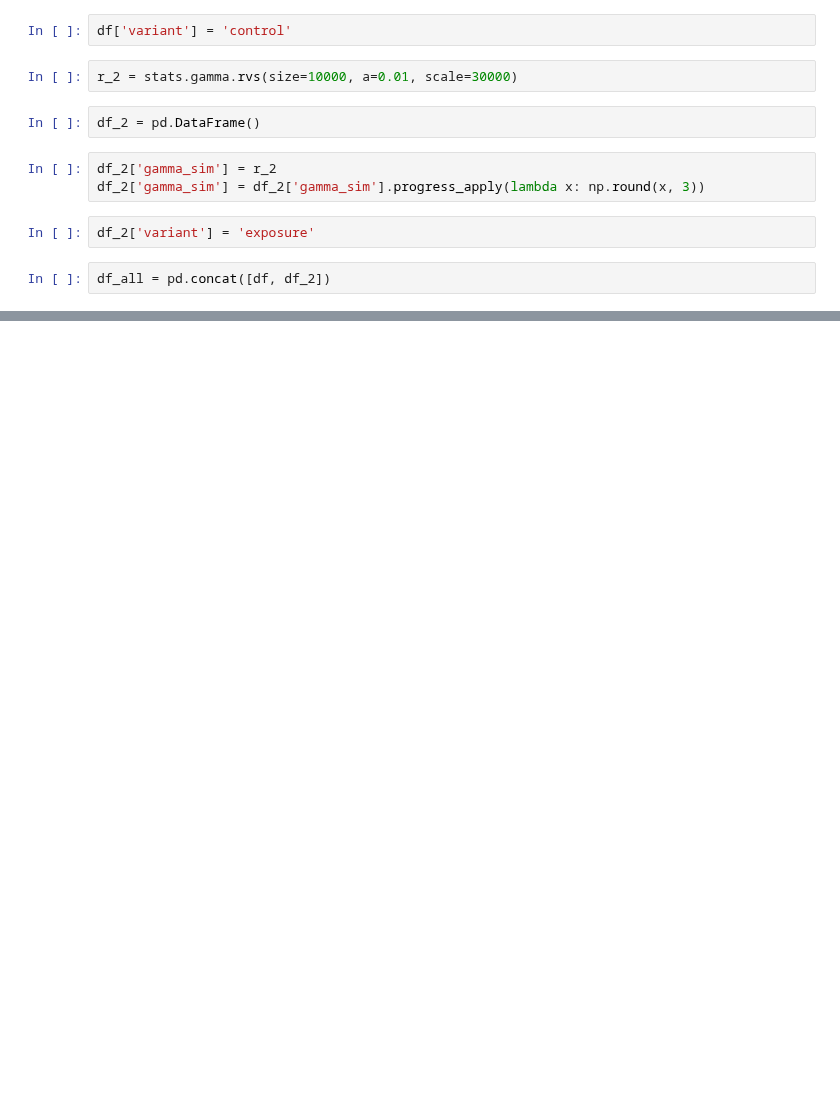
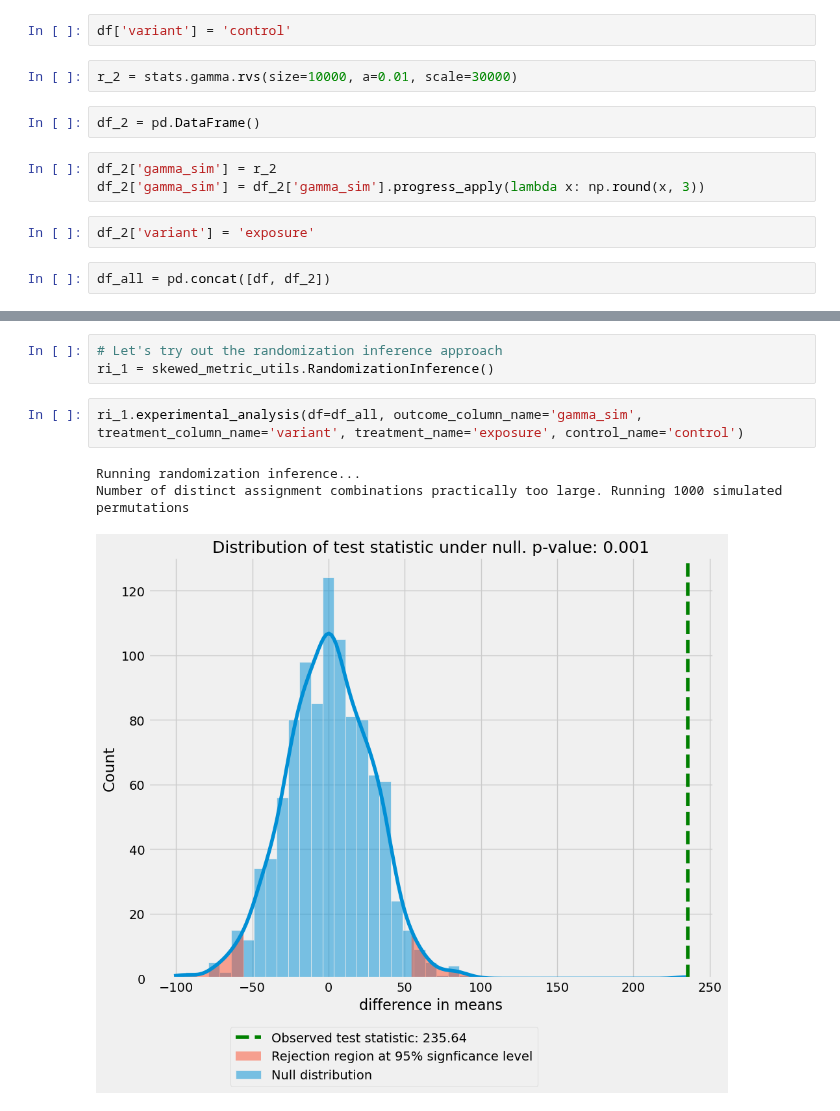
Before and after one commit to dokeeffe87/stats_utils, a Jupyter notebook: notebooks/scratch_work/dev_simulate_skewed_distribution.ipynb, the cells around one changed output, grey strips where cells are left out. Saved outputs shown, nothing was run; the diff lists cells and outputs as text; blank space fills up the shorter version.

```diff
--- a/notebooks/scratch_work/dev_simulate_skewed_distribution.ipynb
+++ b/notebooks/scratch_work/dev_simulate_skewed_distribution.ipynb
@@ -127,0 +200,9 @@ sns.boxplot(data=df_all, x='gamma_sim', hue='variant', height=6, aspect=1.2)
+# %%
+# Let's try out the randomization inference approach
+ri_1 = skewed_metric_utils.RandomizationInference()
+# %%
+ri_1.experimental_analysis(df=df_all, outcome_column_name='gamma_sim', treatment_column_name='variant', treatment_name='exposure', control_name='control')
+# %% [output]
+Running randomization inference...
+Number of distinct assignment combinations practically too large. Running 1000 simulated permutations
+[figure, added]
```
Also changed, not shown: parts of 132 cells of this notebook, 2 other files.
